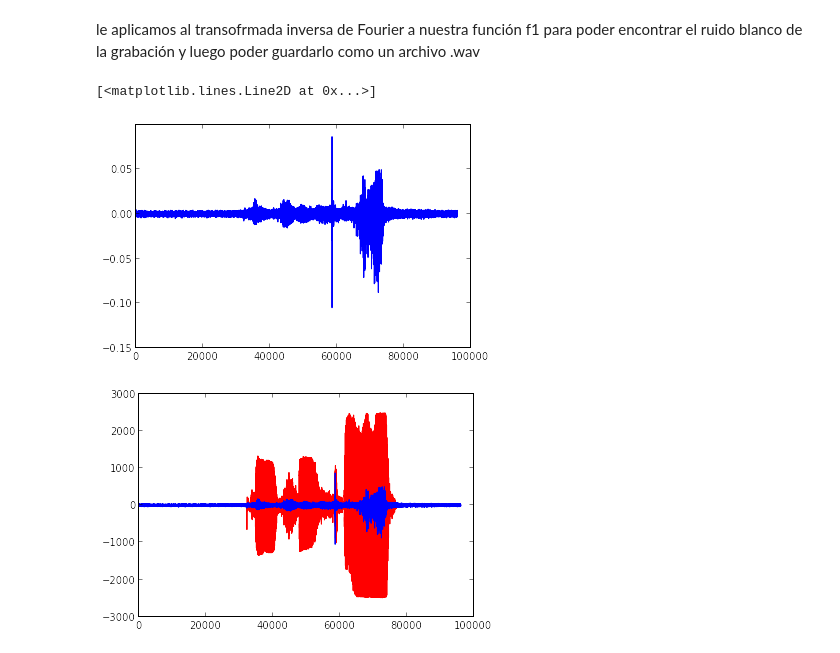
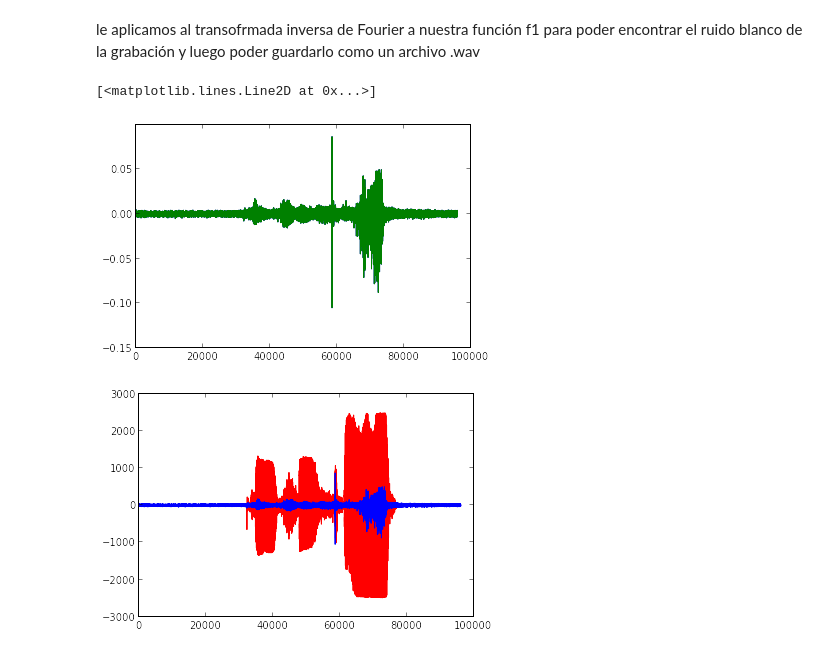
Before and after one commit to LinaPerez/PerezAngel_GarzonAlvarado_hw5, a Jupyter notebook: Pink&White_Noise.ipynb, the cells around one changed output. Saved outputs shown, nothing was run; the diff lists cells and outputs as text; code cells hidden in the pictures.

```diff
--- a/Pink&White_Noise.ipynb
+++ b/Pink&White_Noise.ipynb
@@ -65,12 +67,13 @@ plot(np.absolute(f1))
 le aplicamos al transofrmada inversa de Fourier a nuestra función f1 para poder encontrar el ruido blanco de la grabación y luego poder guardarlo como un archivo .wav
 # %%
 
-clean_f = ifft(f1)
+clean_f =ifft(f1)
+plot(clean_f)
 xx=clean_f.real
 plot(float16(xx))
 # %% [output]
 [<matplotlib.lines.Line2D at 0x...>]
-[figure, old version]
+[figure, new version]
 # %%
 pylab.plot(sig, 'r')
 pylab.plot(clean_f.real*10000)
```
Also changed, not shown: parts of 8 cells of this notebook.
